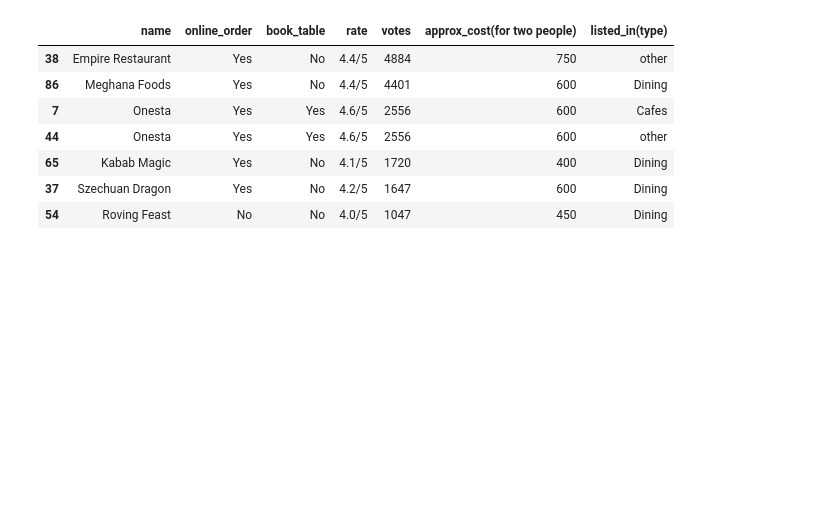
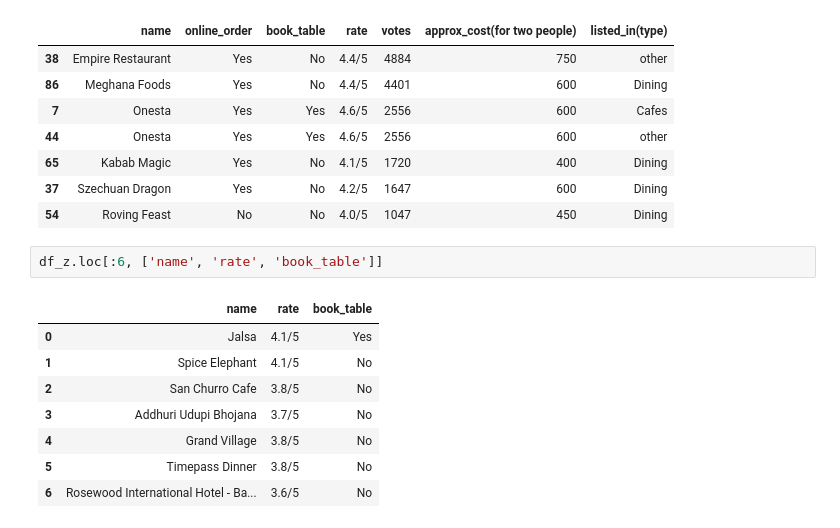
Before and after one commit to chaudhary-dotcom/Python-Beginning-, a Jupyter notebook: pandasDay5.ipynb, the cells around one changed output. Cells and saved outputs as stored; diff of their text form; blank space fills up the shorter version.

```diff
--- a/pandasDay5.ipynb
+++ b/pandasDay5.ipynb
@@ -224,3 +224,14 @@ df_z[df_z['votes']>1000].sort_values(by='votes', ascending=False)
 | 65 | Kabab Magic | Yes | No | 4.1/5 | 1720 | 400 | Dining |
 | 37 | Szechuan Dragon | Yes | No | 4.2/5 | 1647 | 600 | Dining |
 | 54 | Roving Feast | No | No | 4.0/5 | 1047 | 450 | Dining |
+# %%
+df_z.loc[:6, ['name', 'rate', 'book_table']]
+# %% [output]
+|  | name | rate | book_table |
+| 0 | Jalsa | 4.1/5 | Yes |
+| 1 | Spice Elephant | 4.1/5 | No |
+| 2 | San Churro Cafe | 3.8/5 | No |
+| 3 | Addhuri Udupi Bhojana | 3.7/5 | No |
+| 4 | Grand Village | 3.8/5 | No |
+| 5 | Timepass Dinner | 3.8/5 | No |
+| 6 | Rosewood International Hotel - Ba... | 3.6/5 | No |
```
Also changed, not shown: parts of 4 cells of this notebook.
